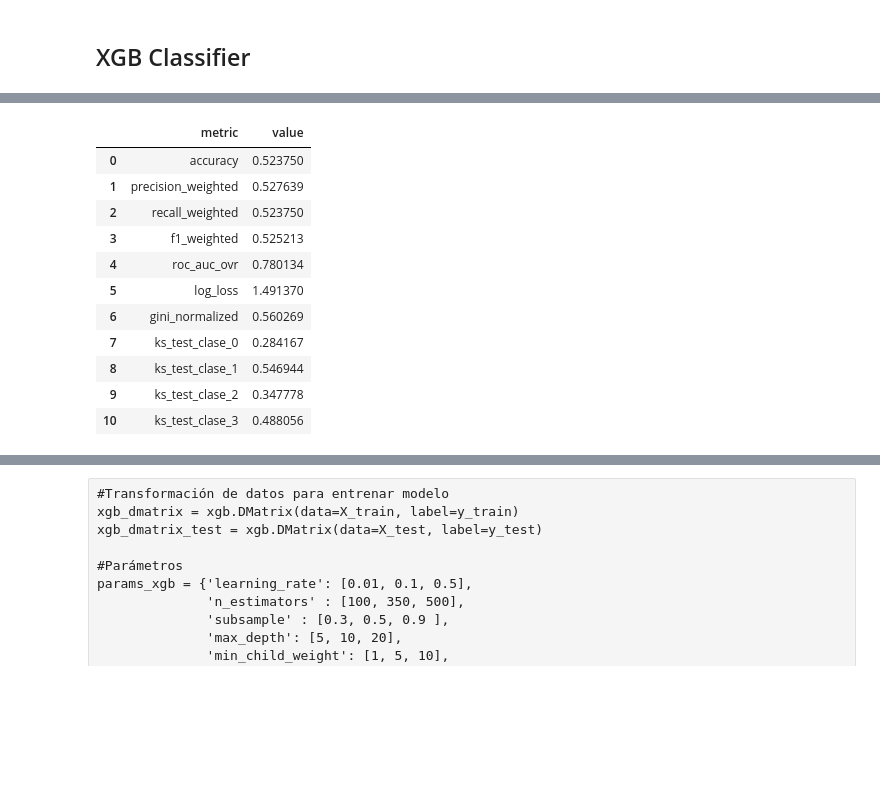
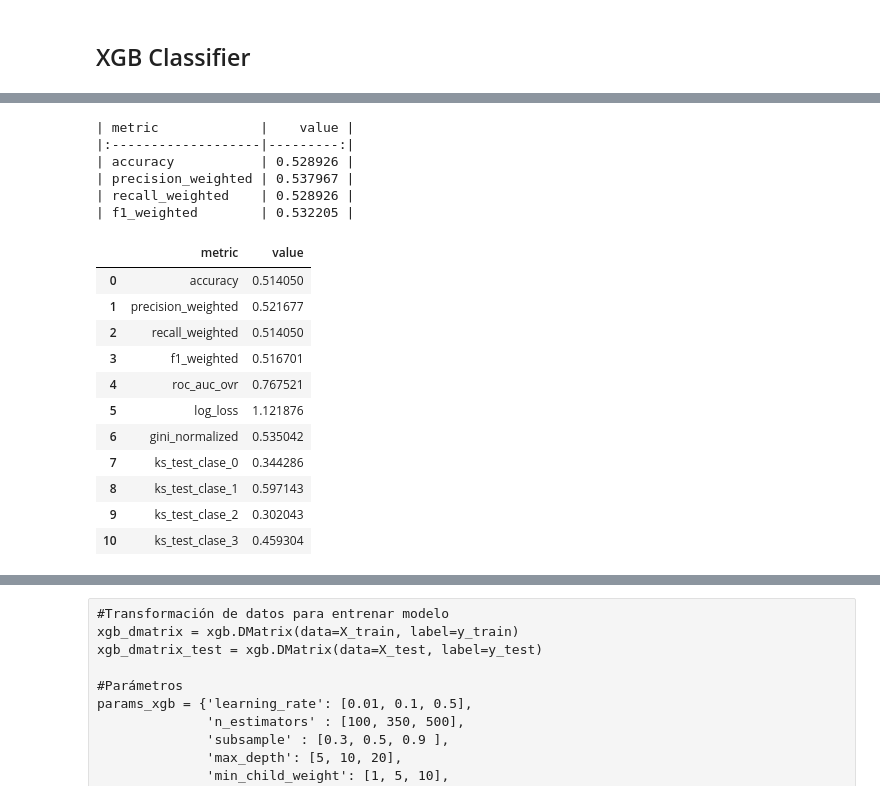
Before and after one commit to lgarayva/MCD_EKG, a Jupyter notebook: notebooks/11_ML_modeling_chunks_100.ipynb, the cells around one changed output, grey strips where cells are left out. Cells and saved outputs as stored; diff of their text form; code cells hidden in the pictures; blank space fills up the shorter version.

```diff
--- a/notebooks/11_ML_modeling_chunks_100.ipynb
+++ b/notebooks/11_ML_modeling_chunks_100.ipynb
@@ -257,7 +282,7 @@ rfc = RandomForestClassifier(random_state = 42,
 
 #Parámetros
 params_rfc = {'n_estimators': [100, 350, 500],
-             'max_features': ['log2', 'sqrt'],
+             'max_features': [ 'sqrt'],
              'max_depth': [5, 10, 20],
              'min_samples_split': [2, 10, 30],
              'min_samples_leaf': [2, 10, 30]}
@@ -322,13 +440,13 @@ gb = GradientBoostingClassifier(learning_rate=0.05,
                                 )
 
 #Parámetros
-params_gb = {'n_estimators': [1,10,100],
-             'learning_rate' : [0.01,0.05,0.1],
-             'subsample' : [0.1,0.5,1.0],
+params_gb = {'n_estimators': [10,100],
+             'learning_rate' : [0.01,0.1],
+             'subsample' : [0.5,1.0],
              'max_depth': [5,10,20],
-             'min_samples_split': [2, 10, 30],
-             'min_samples_leaf': [2, 10, 30],
-             'max_features': ['log2', 'sqrt']}
+             'min_samples_split': [2, 10],
+             'min_samples_leaf': [10, 30],
+             'max_features': [ 'sqrt']}
 
 #Grid Search
 grid_gb = GridSearchCV(estimator=gb,
@@ -439,16 +737,18 @@ print(df_cm_gnb.to_markdown())
 # %%
 xgb_base = xgb.XGBClassifier(
     learning_rate=0.1,
-    n_estimators=5000,
-    eval_metric="merror",
+    n_estimators=4000,
+    # eval_metric="merror",
+    eval_metric="auc",
     objective="multi:softprob",
-    # early_stopping_rounds=50,
+    early_stopping_rounds=500,
 
 )
 
 xgb_base.fit(X_train, y_train,
              eval_set=[(X_test, y_test)],
-             verbose = 1)
+             verbose = 1
+             )
 
 # xgb_n_estimator = xgb_base.best_iteration
 # %% [output]
@@ -484,19 +783,30 @@ XGBClassifier(base_score=None, booster=None, callbacks=None,
 # %%
 #Predicciones
-y_pred_grid_xgb_b = xgb_base.predict(X_test)
-y_pred_prob_grid_xgb_b = xgb_base.predict_proba(X_test)
+y_pred_grid_xgb_b = xgb_base.predict(X_val)
+y_pred_prob_grid_xgb_b = xgb_base.predict_proba(X_val)
+# %%
+test_preds_XGB = val_preds.copy()
+test_preds_XGB["pred"] = y_pred_grid_xgb_b
+print(get_metrics_mode(test_preds_XGB))
+# %% [output]
+| metric             |    value |
+|:-------------------|---------:|
+| accuracy           | 0.528926 |
+| precision_weighted | 0.537967 |
+| recall_weighted    | 0.528926 |
+| f1_weighted        | 0.532205 |
 # %%
-table_metrics(y_test,y_pred_grid_xgb_b, y_pred_prob_grid_xgb_b)
+table_metrics(y_val,y_pred_grid_xgb_b, y_pred_prob_grid_xgb_b)
 # %% [output]
 |  | metric | value |
-| 0 | accuracy | 0.523750 |
-| 1 | precision_weighted | 0.527639 |
-| 2 | recall_weighted | 0.523750 |
-| 3 | f1_weighted | 0.525213 |
-| 4 | roc_auc_ovr | 0.780134 |
-| 5 | log_loss | 1.491370 |
-| 6 | gini_normalized | 0.560269 |
-| 7 | ks_test_clase_0 | 0.284167 |
-| 8 | ks_test_clase_1 | 0.546944 |
-| 9 | ks_test_clase_2 | 0.347778 |
-| 10 | ks_test_clase_3 | 0.488056 |
+| 0 | accuracy | 0.514050 |
+| 1 | precision_weighted | 0.521677 |
+| 2 | recall_weighted | 0.514050 |
+| 3 | f1_weighted | 0.516701 |
+| 4 | roc_auc_ovr | 0.767521 |
+| 5 | log_loss | 1.121876 |
+| 6 | gini_normalized | 0.535042 |
+| 7 | ks_test_clase_0 | 0.344286 |
+| 8 | ks_test_clase_1 | 0.597143 |
+| 9 | ks_test_clase_2 | 0.302043 |
+| 10 | ks_test_clase_3 | 0.459304 |
```
Also changed, not shown: parts of 61 cells of this notebook.
